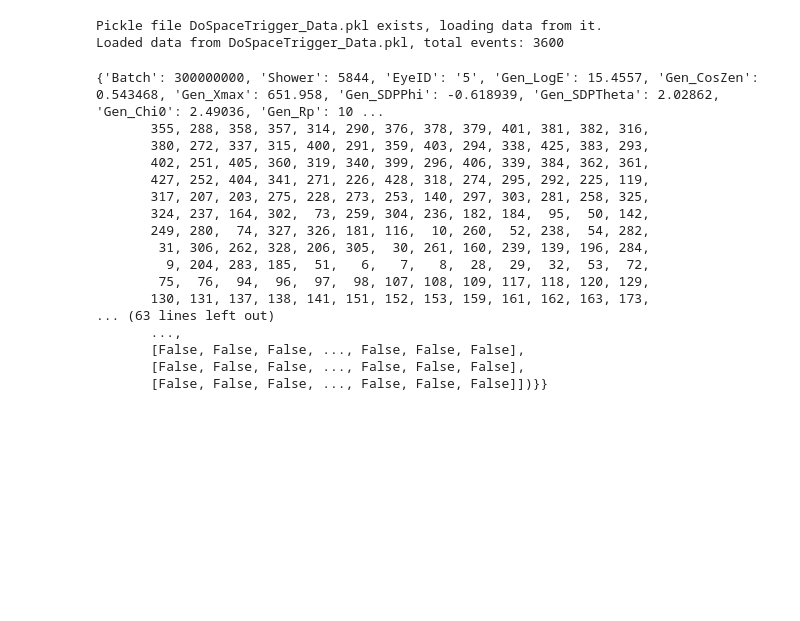
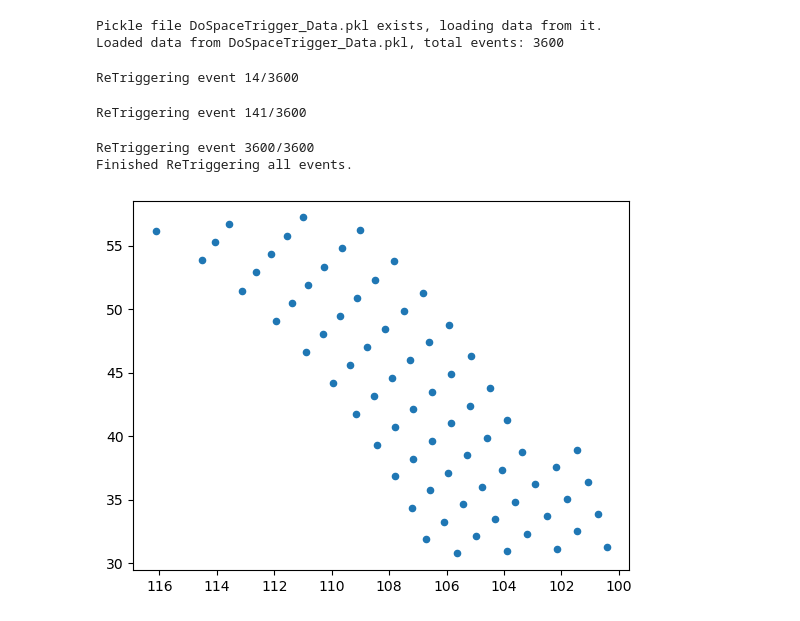
Before and after one commit to fedor-tairli/CDEProject, a Jupyter notebook: CDE_100_Isolation/DoSpaceTrigger_Retrigger.ipynb, the cells around one changed output. Drawn from its saved outputs; the diff is of its cells as text; code cells hidden in the pictures; blank space fills up the shorter version.

```diff
--- a/CDE_100_Isolation/DoSpaceTrigger_Retrigger.ipynb
+++ b/CDE_100_Isolation/DoSpaceTrigger_Retrigger.ipynb
@@ -79,7 +79,7 @@ def ReTriggerEvent(Event):
 
 
     # Now we can find the approximate trigger window from the RecTrigger
-    triggered_positions = np.where(pix_RecTrigger)[0]
+    triggered_positions = np.where(pix_RecTrigger)[1]
     if triggered_positions.size > 0:
         min_pos = np.min(triggered_positions[1])
         max_pos = np.max(triggered_positions[1])
@@ -125,21 +125,30 @@ def ReTriggerEvent(Event):
     # Other Prunning Steps are not added yet
 
     Event['MyyTrigger'] = pix_MyyTrigger
-# %% [output]
-{'Batch': 300000000, 'Shower': 5844, 'EyeID': '5', 'Gen_LogE': 15.4557, 'Gen_CosZen': 0.543468, 'Gen_Xmax': 651.958, 'Gen_SDPPhi': -0.618939, 'Gen_SDPTheta': 2.02862, 'Gen_Chi0': 2.49036, 'Gen_Rp': 10 ...
-       355, 288, 358, 357, 314, 290, 376, 378, 379, 401, 381, 382, 316,
-       380, 272, 337, 315, 400, 291, 359, 403, 294, 338, 425, 383, 293,
-       402, 251, 405, 360, 319, 340, 399, 296, 406, 339, 384, 362, 361,
-       427, 252, 404, 341, 271, 226, 428, 318, 274, 295, 292, 225, 119,
-       317, 207, 203, 275, 228, 273, 253, 140, 297, 303, 281, 258, 325,
-       324, 237, 164, 302,  73, 259, 304, 236, 182, 184,  95,  50, 142,
-       249, 280,  74, 327, 326, 181, 116,  10, 260,  52, 238,  54, 282,
-        31, 306, 262, 328, 206, 305,  30, 261, 160, 239, 139, 196, 284,
-         9, 204, 283, 185,  51,   6,   7,   8,  28,  29,  32,  53,  72,
-        75,  76,  94,  96,  97,  98, 107, 108, 109, 117, 118, 120, 129,
-       130, 131, 137, 138, 141, 151, 152, 153, 159, 161, 162, 163, 173,
-... (63 lines left out)
-       ...,
-       [False, False, False, ..., False, False, False],
-       [False, False, False, ..., False, False, False],
-       [False, False, False, ..., False, False, False]])}}
+# %%
+# Now attempt to calculate My triggers for the events
+for i,Event in enumerate(Data):
+    print(f"ReTriggering event {i+1}/{len(Data)}", end='\r')
+    ReTriggerEvent(Event)
+print("\nFinished ReTriggering all events.")
+# %% [output]
+ReTriggering event 14/3600
+ReTriggering event 141/3600
+ReTriggering event 3600/3600
+Finished ReTriggering all events.
+# %%
+EventIndex = 6
+Event = Data[EventIndex]
+
+Pos_array = np.array( list( zip(Event['PixelData']['Phi'], Event['PixelData']['Theta']) ) )
+Signal_array = Event['PixelData']['Trace']
+Rec_Trigger_array = Event['PixelData']['RecTrigger']
+My_Trigger_array = Event['MyyTrigger']
+N_pixels_in_event = Event['TotalPixels']
+trace_length = Signal_array.shape[1]
+
+plt.figure()
+plt.scatter(Pos_array[:,0], Pos_array[:,1], s=20, label='Pixels')
+plt.gca().invert_xaxis()
+# %% [output]
+[figure, added]
```
Also changed, not shown: parts of 1 cell of this notebook, 4 other files.
